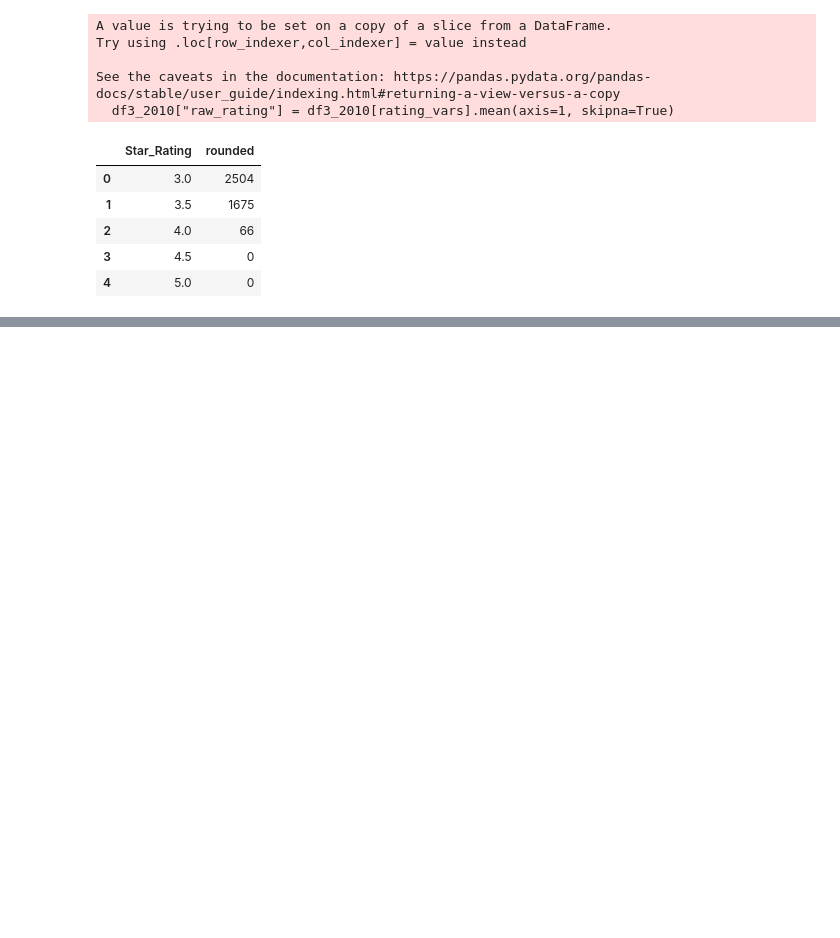
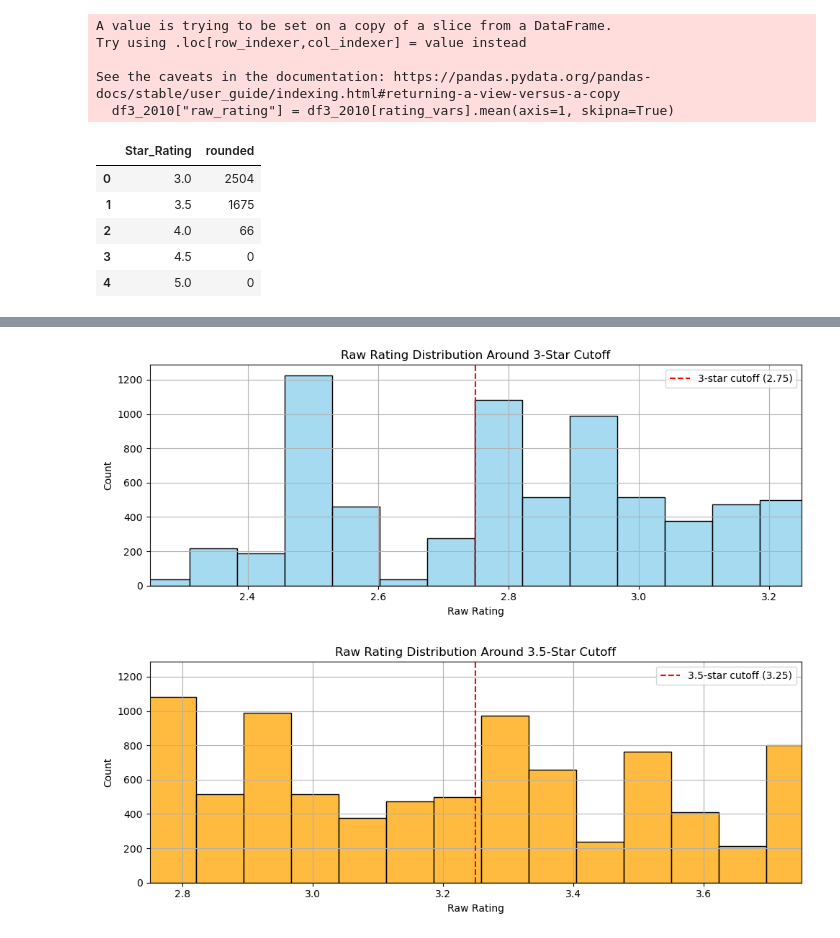
Before and after one commit to rscholt/HW4, a Jupyter notebook: submission 2/analysis/HW4_sub2.ipynb, the cells around one changed output, grey strips where cells are left out. Drawn from its saved outputs; the diff is of its cells as text; code cells hidden in the pictures; blank space fills up the shorter version.

```diff
--- a/submission 2/analysis/HW4_sub2.ipynb
+++ b/submission 2/analysis/HW4_sub2.ipynb
@@ -346,0 +368,32 @@ summary_table
+# %%
+import matplotlib.pyplot as plt
+import seaborn as sns
+
+# Zoomed-in plot for 3-star cutoff
+plt.figure(figsize=(10, 4))
+sns.histplot(df3_2010['raw_rating'], bins=50, kde=False, color='skyblue')
+plt.axvline(2.75, color='red', linestyle='--', label='3-star cutoff (2.75)')
+plt.xlim(2.25, 3.25)
+plt.title("Raw Rating Distribution Around 3-Star Cutoff")
+plt.xlabel("Raw Rating")
+plt.ylabel("Count")
+plt.legend()
+plt.grid(True)
+plt.tight_layout()
+plt.show()
+
+# Zoomed-in plot for 3.5-star cutoff
+plt.figure(figsize=(10, 4))
+sns.histplot(df3_2010['raw_rating'], bins=50, kde=False, color='orange')
+plt.axvline(3.25, color='red', linestyle='--', label='3.5-star cutoff (3.25)')
+plt.xlim(2.75, 3.75)
+plt.title("Raw Rating Distribution Around 3.5-Star Cutoff")
+plt.xlabel("Raw Rating")
+plt.ylabel("Count")
+plt.legend()
+plt.grid(True)
+plt.tight_layout()
+plt.show()
+# %% [output]
+[figure, added]
+[figure, added]
```
Also changed, not shown: parts of 9 cells of this notebook, 4 other files.
